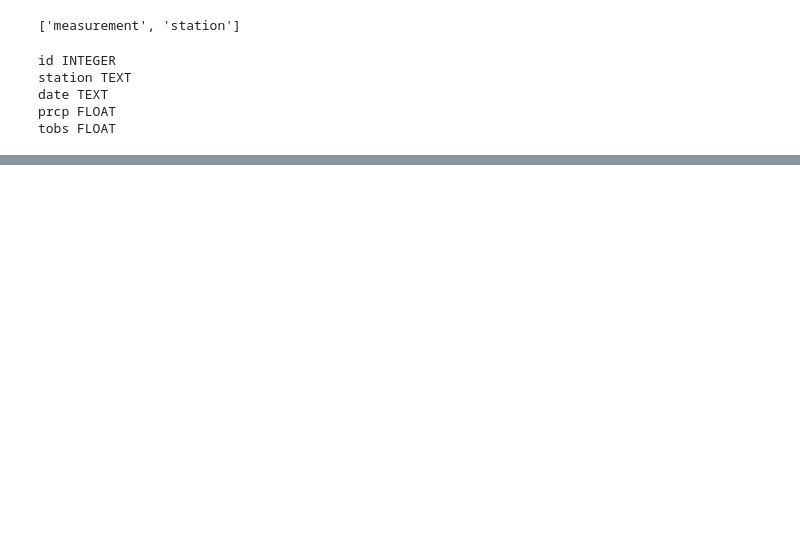
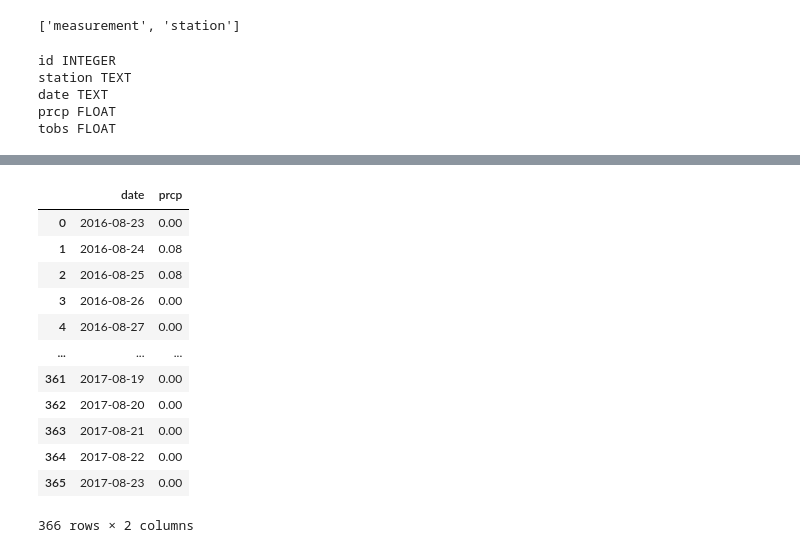
Before and after one commit to roberto-g-v/sqlalchemy-challenge, a Jupyter notebook: SQLAlchemy.ipynb, the cells around one changed output, grey strips where cells are left out. Saved outputs shown, nothing was run; the diff lists cells and outputs as text; code cells hidden in the pictures; blank space fills up the shorter version.

```diff
--- a/SQLAlchemy.ipynb
+++ b/SQLAlchemy.ipynb
@@ -79,0 +94,22 @@ TypeError: 'module' object is not callable
+# %%
+# Sort the DataFrame values by date
+dates_df = pd.DataFrame(dates, columns=['date','prcp'])
+
+dates_df.sort_values(by='date',ascending= True)
+dates_df.rename(columns={0:"Date",1:"Precipitation"},inplace =True)
+dates_df.set_index('date')
+dates_df
+# %% [output]
+|  | date | prcp |
+| 0 | 2016-08-23 | 0.00 |
+| 1 | 2016-08-24 | 0.08 |
+| 2 | 2016-08-25 | 0.08 |
+| 3 | 2016-08-26 | 0.00 |
+| 4 | 2016-08-27 | 0.00 |
+| ... | ... | ... |
+| 361 | 2017-08-19 | 0.00 |
+| 362 | 2017-08-20 | 0.00 |
+| 363 | 2017-08-21 | 0.00 |
+| 364 | 2017-08-22 | 0.00 |
+| 365 | 2017-08-23 | 0.00 |
+366 rows × 2 columns
```
Also changed, not shown: parts of 28 cells of this notebook, 13 other files.
